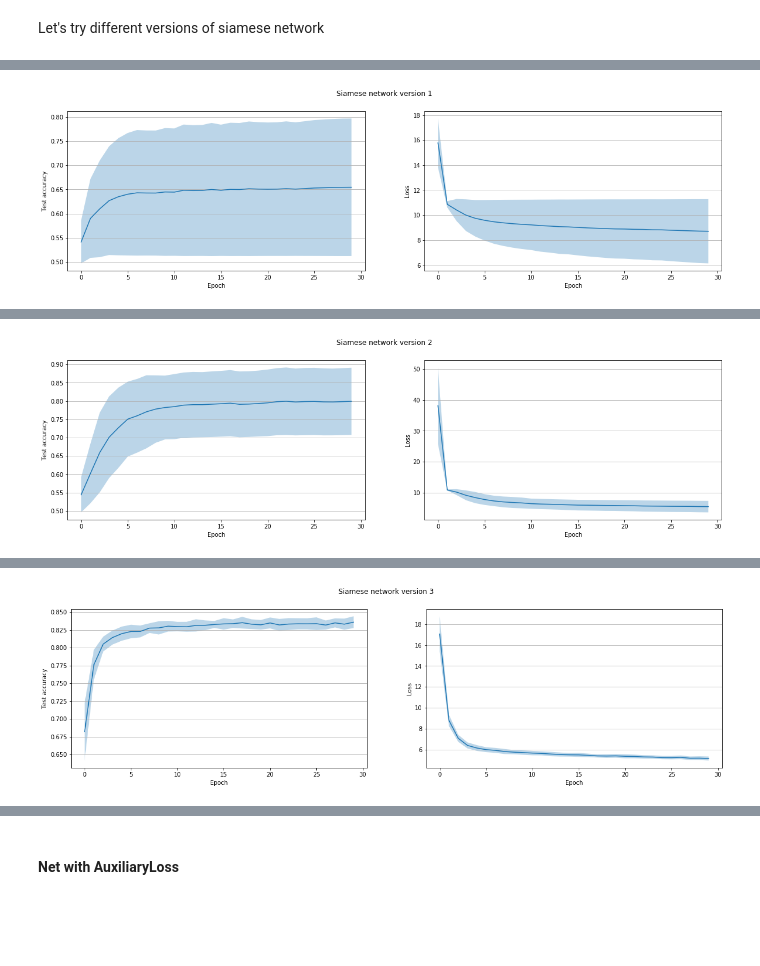
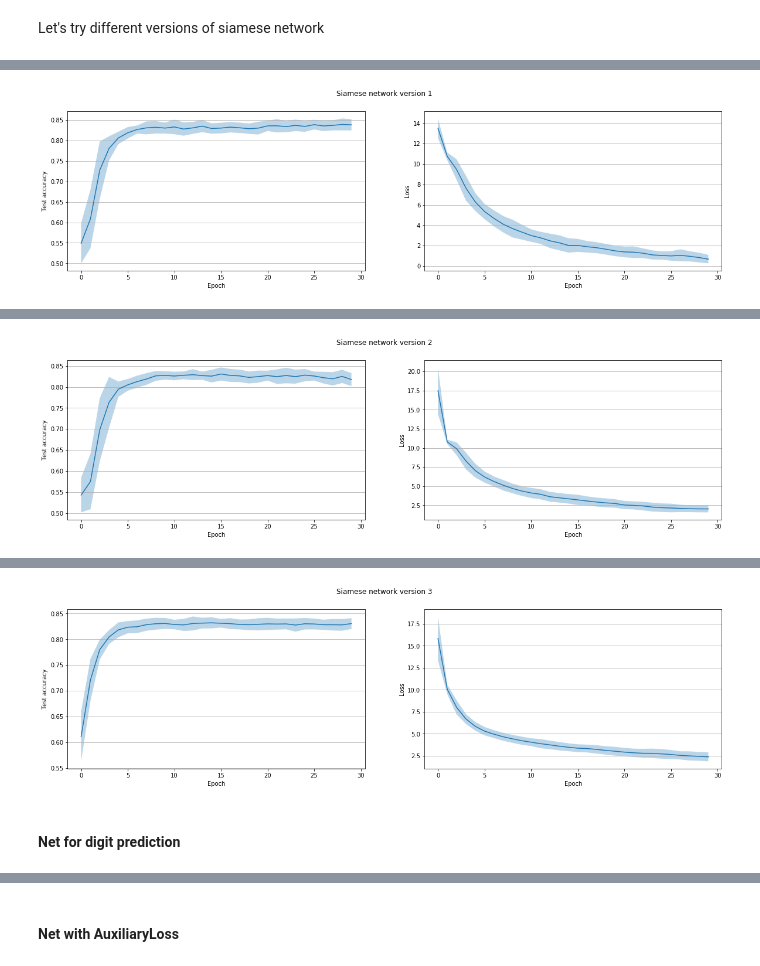
Before and after one commit to oganesManasian/Weight-sharing-and-auxiliary-losses-for-classification, a Jupyter notebook: Weight sharing and auxiliary losses for classification.ipynb, the cells around one changed output, grey strips where cells are left out. Drawn from its saved outputs; the diff is of its cells as text; code cells hidden in the pictures; blank space fills up the shorter version.

```diff
--- a/Weight sharing and auxiliary losses for classification.ipynb
+++ b/Weight sharing and auxiliary losses for classification.ipynb
@@ -304,3 +409,6 @@ reg_siamese_net = 0.01
+# %%
+epochs_grid_search = 25
+epochs_train = 30
 # %%
 model_class = NetSiamese
 model_params = {"input_channels": input_channels,
@@ -363,12 +481,9 @@ plot_accuracy_and_loss(accuracy_train_class, accuracy_test_class, losses, title=
 # %% [markdown]
 #### Auxiliary loss
 # %%
-epochs_grid_search = 30
+epochs_grid_search = 25
 epochs_train = 30
 # %%
 best_lambda = 5
-# %%
-lr_auxiliary_loss = 0.01
-reg_auxiliary_loss = 0.05
 # %%
 model_class = NetSiamese
@@ -405,15 +531,21 @@ Best configuration (accuracy: 0.868): learning rate = 0.005, regularization = 0.
 # %%
-net_auxiliary_loss = NetSiamese(input_channels, output_class_channels, output_digit_channels,
-                                activation="leakyrelu", auxiliary_loss=True)
-optimizer = optim.Adam(net_auxiliary_loss.parameters(), lr=lr_auxiliary_loss, weight_decay=reg_auxiliary_loss)
-criterion = get_auxiliary_loss_model_criterion(lambda_=best_lambda)
+for i, ver in enumerate(siamese_net_versions):
+    print(f"Siamese net version {ver}")
+    net_auxiliary_loss = NetSiamese(input_channels, output_class_channels, output_digit_channels,
+                                activation="leakyrelu", auxiliary_loss=True, version=ver)
+    optimizer = optim.Adam(net_auxiliary_loss.parameters(), lr=lr_auxiliary_loss_all[i], weight_decay=reg_auxiliary_loss_all[i])
+    criterion = get_auxiliary_loss_model_criterion(lambda_=best_lambda)
 
-net_auxiliary_loss, accuracies, losses = train(train_loader, test_loader,
-                                               net_auxiliary_loss,
-                                               optimizer,
-                                               criterion,
-                                               device=device,
-                                               epochs=epochs_train, print_info=True)
+    net_auxiliary_loss, accuracies, losses = train(train_loader, test_loader,
+                                                   net_auxiliary_loss,
+                                                   optimizer,
+                                                   criterion,
+                                                   device=device,
+                                                   epochs=epochs_train, print_info=True)
 
-accuracy_train_class, accuracy_test_class, accuracy_train_digit, accuracy_test_digit = accuracies
+    accuracy_train_class, accuracy_test_class, accuracy_train_digit, accuracy_test_digit = accuracies
+    plot_accuracy_and_loss(accuracy_train_class, accuracy_test_class, losses,
+                           title=f"NetAuxiliary Class Prediction version {ver}")
+    plot_accuracy_and_loss(accuracy_train_digit, accuracy_test_digit, losses,
+                           title=f"NetAuxiliary Digit Prediction version {ver}")
 # %% [output]
@@ -524,24 +647,27 @@ plot_test_results(accuracy_values, loss_values, title="Simple net")
 # %% [markdown]
 Let's try different versions of siamese network
 # %%
-for ver in [1, 2, 3]:
+for i, ver in enumerate(siamese_net_versions):
     model_class = NetSiamese
     model_params = {"input_channels": input_channels,
                     "output_class_channels": output_class_channels,
                     "output_digit_channels": output_digit_channels,
                     "activation": "leakyrelu",
                     "version": ver}
     criterion = siamese_model_criterion
 
     accuracy_values, loss_values = test_model(train, train_loader, test_loader, device,
-                                                model_class, model_params, criterion, lr_auxiliary_loss, reg_auxiliary_loss,
-                                                nb_tests=nb_tests, epochs=epochs_train)
+                                              model_class, model_params, criterion,
+                                              lr_siamese_net_all[i], reg_siamese_net_all[i],
+                                              nb_tests=nb_tests, epochs=epochs_train)
 
     plot_test_results(accuracy_values, loss_values, title=f"Siamese network version {ver}")
 # %% [output]
 [interactive output not drawn]
-[figure, old version]
+[figure, new version]
 [interactive output not drawn]
-[figure, old version]
+[figure, new version]
 [interactive output not drawn]
-[figure, old version]
+[figure, new version]
+# %% [markdown]
+#### Net for digit prediction
```
Also changed, not shown: parts of 54 cells of this notebook, 1 other file.
